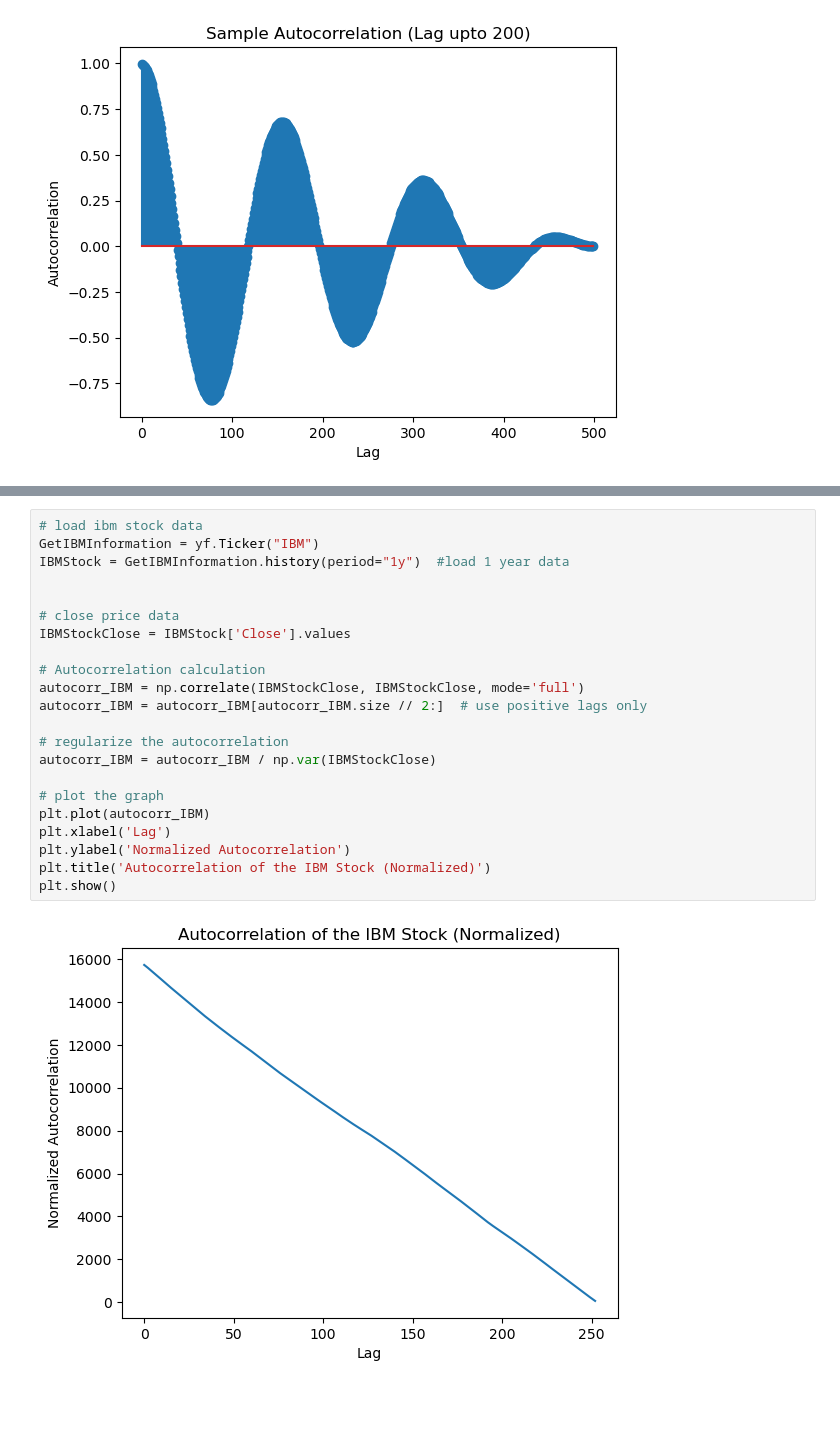
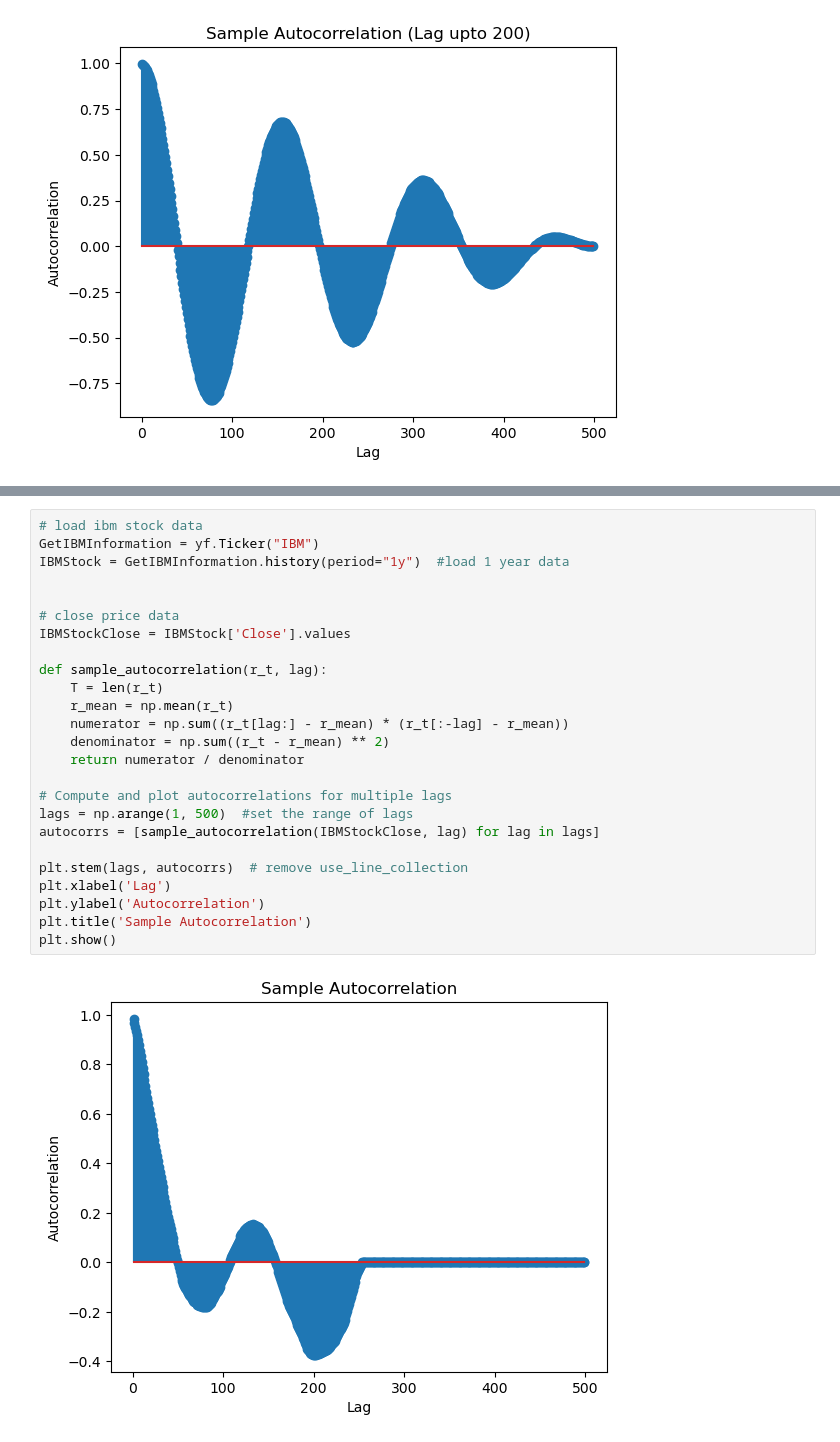
Before and after one commit to Yejin-Hwang/Analysis-of-Financial-Time-Series, a Jupyter notebook: financial data_1024.ipynb, the cells around one changed output, grey strips where cells are left out. Drawn from its saved outputs; the diff is of its cells as text; blank space fills up the shorter version.

```diff
--- a/financial data_1024.ipynb
+++ b/financial data_1024.ipynb
@@ -131,24 +136,27 @@ IBMStockClose = IBMStockClose.values
 # %%
 # load ibm stock data
 GetIBMInformation = yf.Ticker("IBM")
 IBMStock = GetIBMInformation.history(period="1y")  #load 1 year data
 
 
 # close price data
 IBMStockClose = IBMStock['Close'].values
 
-# Autocorrelation calculation
-autocorr_IBM = np.correlate(IBMStockClose, IBMStockClose, mode='full')
-autocorr_IBM = autocorr_IBM[autocorr_IBM.size // 2:]  # use positive lags only
+def sample_autocorrelation(r_t, lag):
+    T = len(r_t)
+    r_mean = np.mean(r_t)
+    numerator = np.sum((r_t[lag:] - r_mean) * (r_t[:-lag] - r_mean))
+    denominator = np.sum((r_t - r_mean) ** 2)
+    return numerator / denominator
 
-# regularize the autocorrelation
-autocorr_IBM = autocorr_IBM / np.var(IBMStockClose)
+# Compute and plot autocorrelations for multiple lags
+lags = np.arange(1, 500)  #set the range of lags
+autocorrs = [sample_autocorrelation(IBMStockClose, lag) for lag in lags]
 
-# plot the graph
-plt.plot(autocorr_IBM)
+plt.stem(lags, autocorrs)  # remove use_line_collection
 plt.xlabel('Lag')
-plt.ylabel('Normalized Autocorrelation')
-plt.title('Autocorrelation of the IBM Stock (Normalized)')
+plt.ylabel('Autocorrelation')
+plt.title('Sample Autocorrelation')
 plt.show()
 # %% [output]
-[figure, old version]
+[figure, new version]
```
Also changed, not shown: parts of 3 cells of this notebook, 1 other file.
